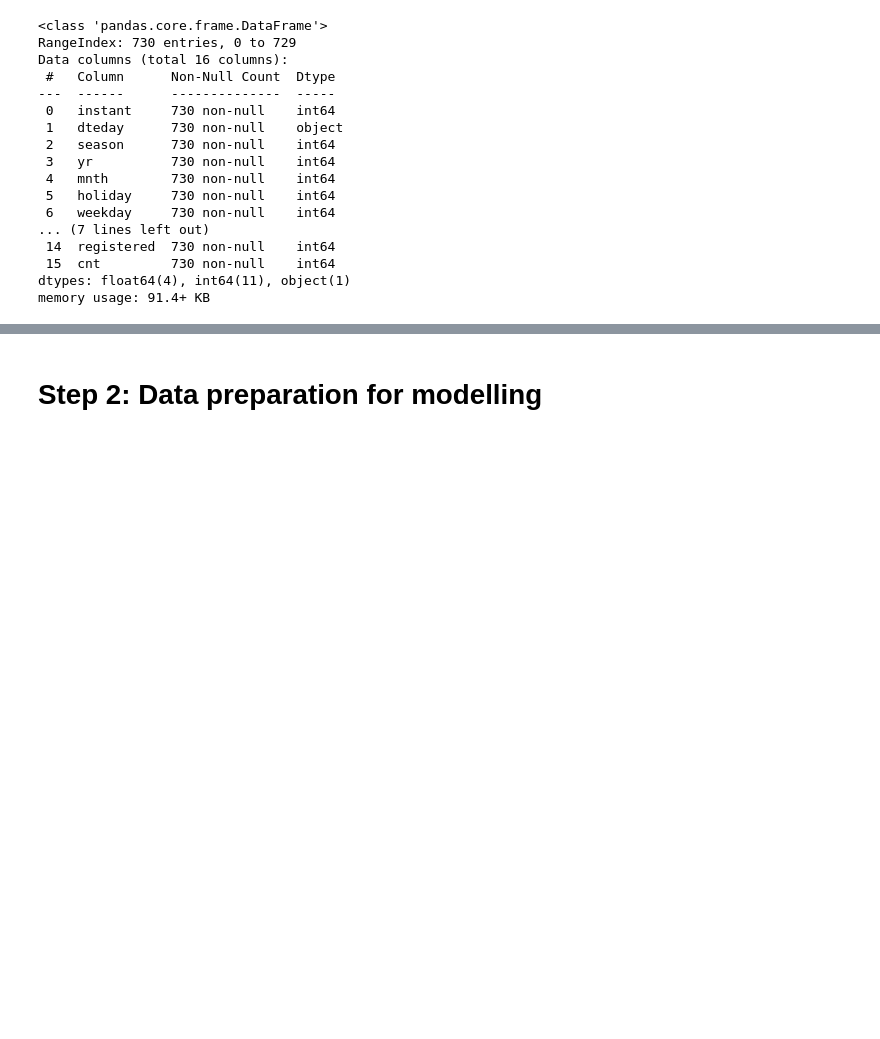
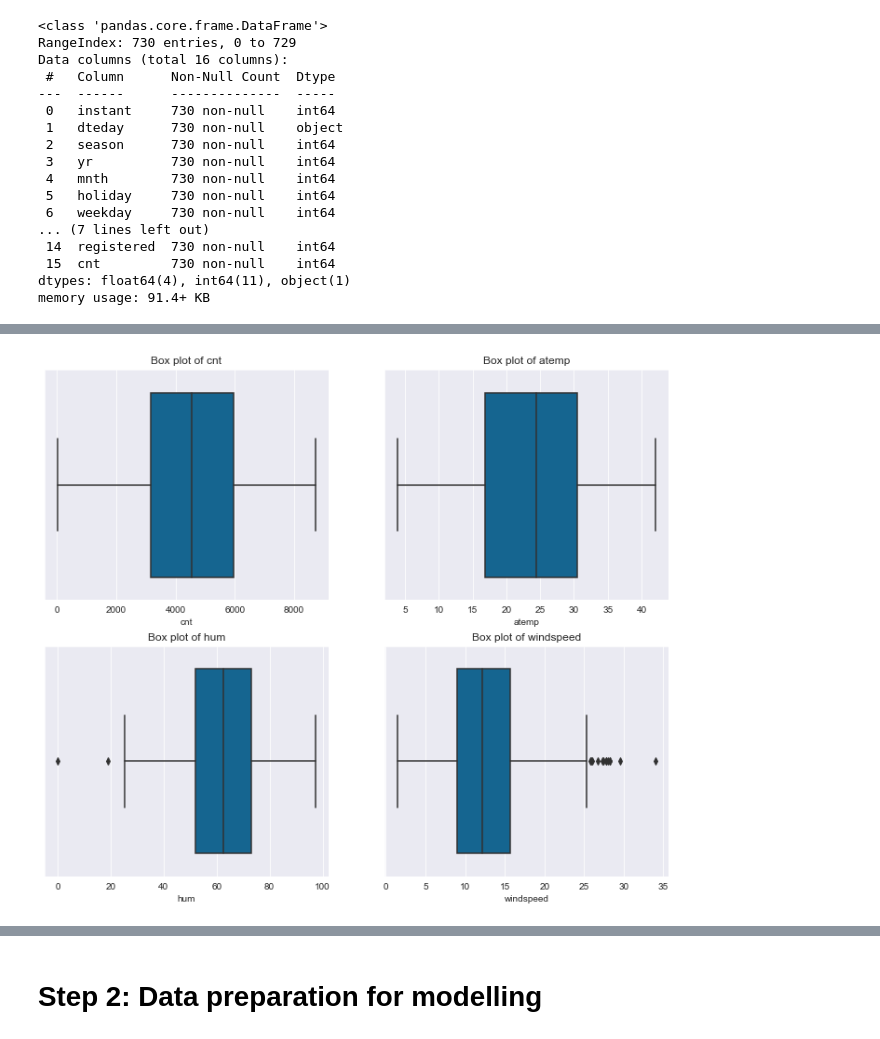
Before and after one commit to udaykadavi/BikeSharingAssignment, a Jupyter notebook: BikeSharingAssignment.ipynb, the cells around one changed output, grey strips where cells are left out. Cells and saved outputs as stored; diff of their text form; code cells hidden in the pictures; blank space fills up the shorter version.

```diff
--- a/BikeSharingAssignment.ipynb
+++ b/BikeSharingAssignment.ipynb
@@ -7,6 +34,7 @@ Write project background, approach,methodology
 # %% [markdown]
 ### Libraries & Enviroment
 # %%
+#import libraries and modules
 import numpy as np
 import pandas as pd
 import matplotlib.pyplot as plt
@@ -14,8 +42,23 @@ import seaborn as sns
 
 import statsmodels
 import statsmodels.api as sm
+from statsmodels.stats.outliers_influence import variance_inflation_factor
 
 import sklearn
+from sklearn.model_selection import train_test_split
+from sklearn.preprocessing import StandardScaler
+from sklearn.feature_selection import RFE
+from sklearn.linear_model import LinearRegression
+from sklearn.metrics import r2_score
+from sklearn.metrics import mean_squared_error
 
 import warnings
+
+#settings
+warnings.filterwarnings('ignore')
+sns.set_style("darkgrid")
+plt.style.use("tableau-colorblind10")
+
+#setting one value for repeatability of samples
+random_state = 100
 # %% [markdown]
@@ -61,0 +157,8 @@ memory usage: 91.4+ KB
+# %%
+# remove columns that are not necessary
+cols_to_remove = ['instant','dteday','casual','registered','workingday','temp']
+
+df.drop(labels = cols_to_remove,axis = 1, inplace = True)
+
+print(df.shape)
+print(df.info())
@@ -63,0 +228,23 @@ memory usage: 91.4+ KB
+# %%
+#boxplots for all numerical variables - univariate analysis
+plt.figure(figsize=(12,10))
+
+plt.subplot(2,2,1)
+sns.boxplot(df['cnt'])
+plt.title("Box plot of cnt")
+
+plt.subplot(2,2,2)
+sns.boxplot(df['atemp'])
+plt.title("Box plot of atemp")
+
+plt.subplot(2,2,3)
+sns.boxplot(df['hum'])
+plt.title("Box plot of hum")
+
+plt.subplot(2,2,4)
+sns.boxplot(df['windspeed'])
+plt.title("Box plot of windspeed")
+
+plt.show()
+# %% [output]
+[figure, added]
```
Also changed, not shown: parts of 80 cells of this notebook.
